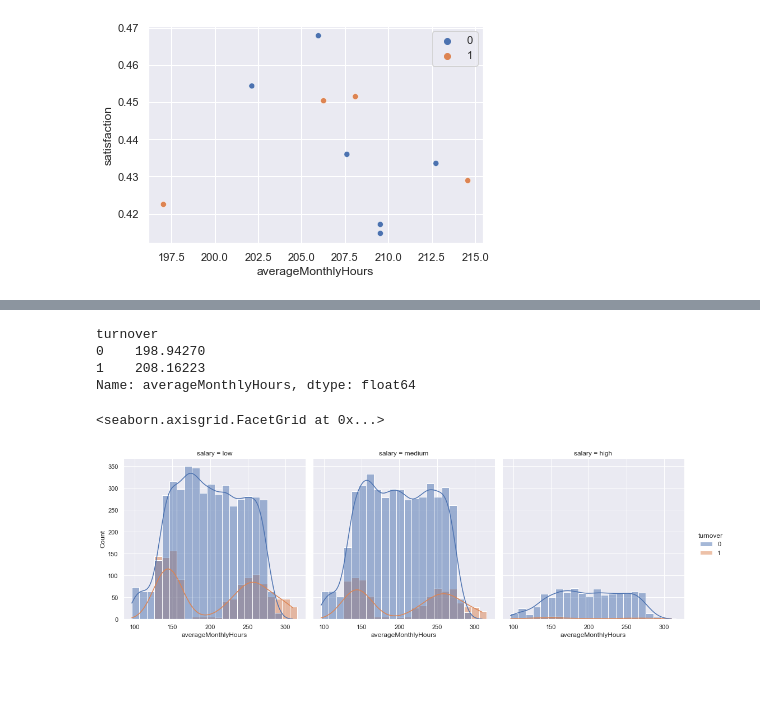
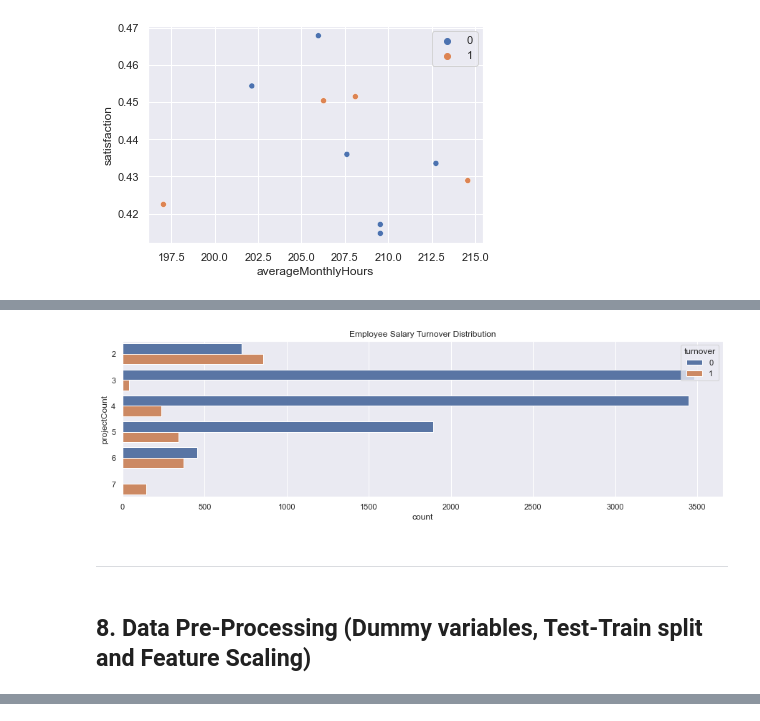
Before and after one commit to ankurdhamija83/Data-Science-Portfolio, a Jupyter notebook: Applied-ML-Models/HR-Analytics/HR-Analytics.ipynb, the cells around one changed output, grey strips where cells are left out. Drawn from its saved outputs; the diff is of its cells as text; code cells hidden in the pictures; blank space fills up the shorter version.

```diff
--- a/Applied-ML-Models/HR-Analytics/HR-Analytics.ipynb
+++ b/Applied-ML-Models/HR-Analytics/HR-Analytics.ipynb
@@ -450,3 +532,12 @@ sns.scatterplot(x=temp["averageMonthlyHours"], y=temp["satisfaction"], hue=[0,0,
+# %%
+f, ax = plt.subplots(figsize=(15, 4))
+sns.countplot(y="projectCount", hue='turnover', data=df).set_title('Employee Salary Turnover Distribution');
+# %% [output]
+[figure, added]
+# %% [markdown]
+---------
+# %% [markdown]
+## 8. Data Pre-Processing (Dummy variables, Test-Train split and Feature Scaling)
 # %%
 df.head()
 # %% [output]
@@ -456,16 +547,3 @@ df.head()
 | 2 | 1 | 0.11 | 0.88 | 7 | 272 | 4 | 0 | ... |
 | 3 | 1 | 0.72 | 0.87 | 5 | 223 | 5 | 0 | ... |
 | 4 | 1 | 0.37 | 0.52 | 2 | 159 | 3 | 0 | ... |
-# %%
-avgEvaluation = df.groupby('turnover')['averageMonthlyHours'].mean()
-avgEvaluation
-# %% [output]
-turnover
-0    198.94270
-1    208.16223
-Name: averageMonthlyHours, dtype: float64
-# %%
-sns.displot(data=df, x="averageMonthlyHours", binwidth=10, kde=True, hue="turnover", col="salary")
-# %% [output]
-<seaborn.axisgrid.FacetGrid at 0x...>
-[figure, removed]
```
Also changed, not shown: parts of 105 cells of this notebook.
